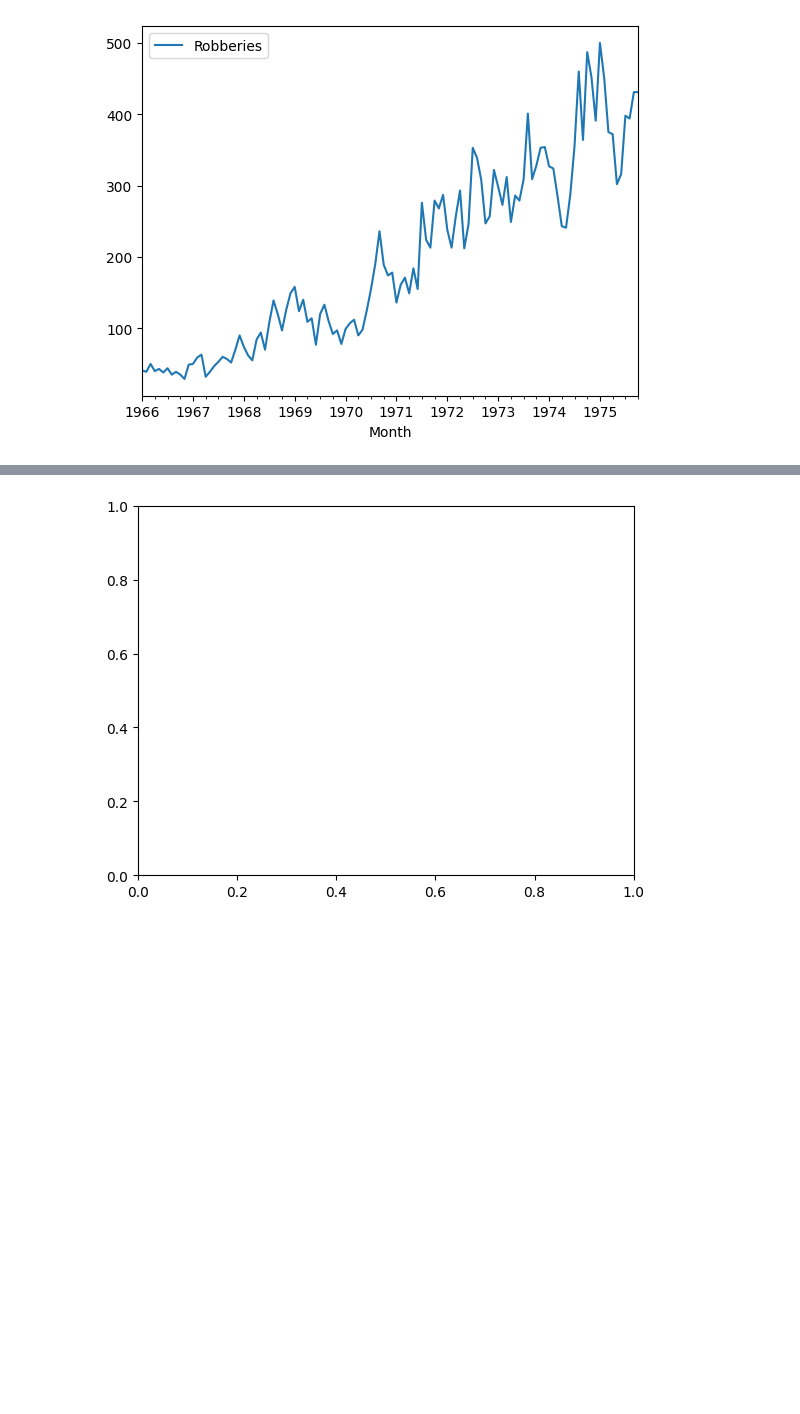
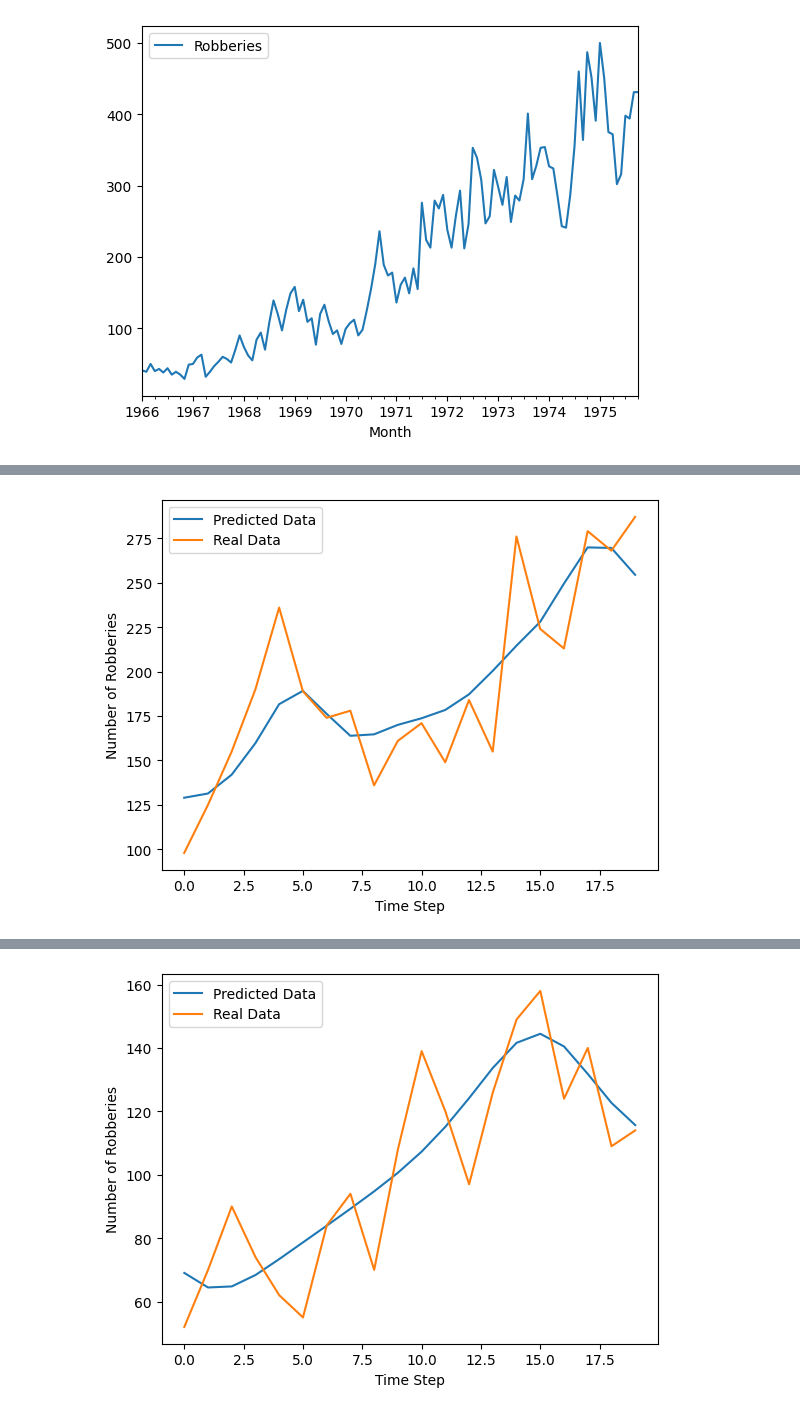
Before and after one commit to d4-5/neural-networks, a Jupyter notebook: lab3.ipynb, the cells around one changed output, grey strips where cells are left out. Drawn from its saved outputs; the diff is of its cells as text; code cells hidden in the pictures; blank space fills up the shorter version.

```diff
--- a/lab3.ipynb
+++ b/lab3.ipynb
@@ -136,7 +149,7 @@ Epoch 100/100
 # %%
 for i, x in enumerate(x_val):
-    predicted = denormalize_data(model.predict(x))
-    print(predicted.shape[0], predicted.shape[1], predicted.shape[2])
+    x = x.reshape(1,n_past,1)
+    predicted = denormalize_data(model.predict(x)).flatten()
     real = denormalize_data(y_val[i].flatten())
     plt.plot(predicted, label='Predicted Data')
     plt.plot(real, label='Real Data')
@@ -149,0 +162 @@ for i, x in enumerate(x_val):
+[figure, new version]
@@ -151 +164 @@ ValueError: x and y can be no greater than 2D, but have shapes (4,) and (4, 4, 1
-[figure, old version]
+[figure, added]
```
Also changed, not shown: parts of 4 cells of this notebook, 2 other files.
